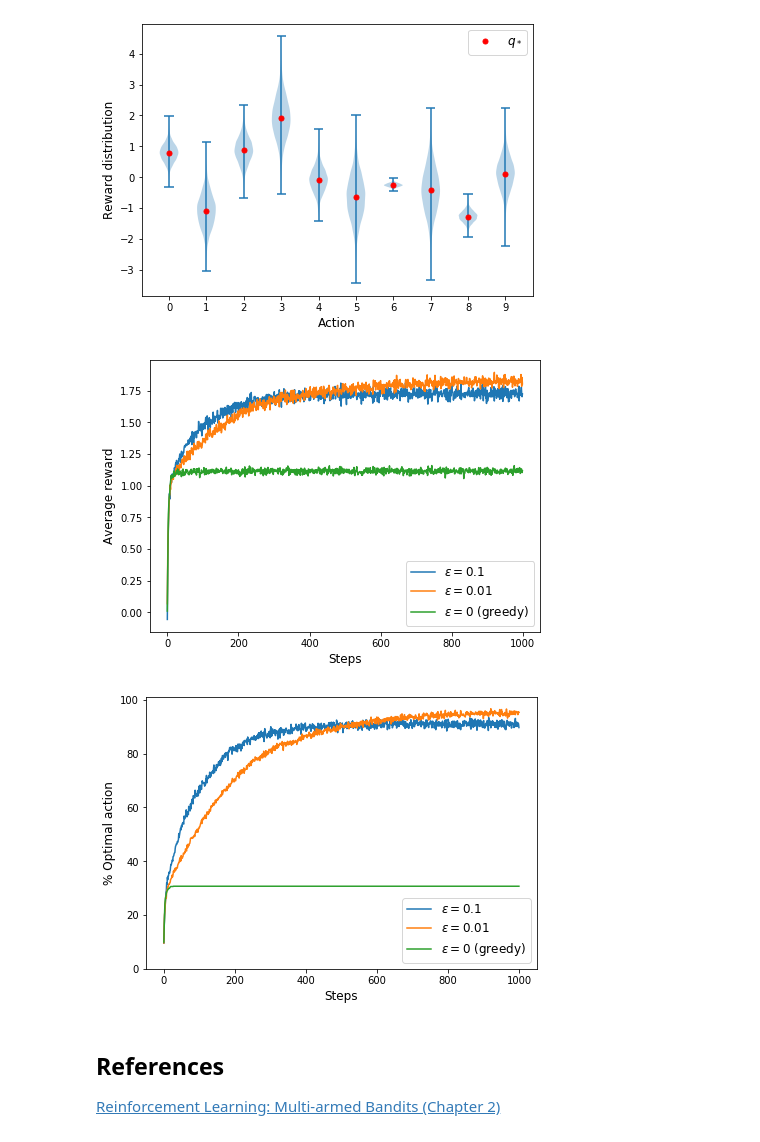
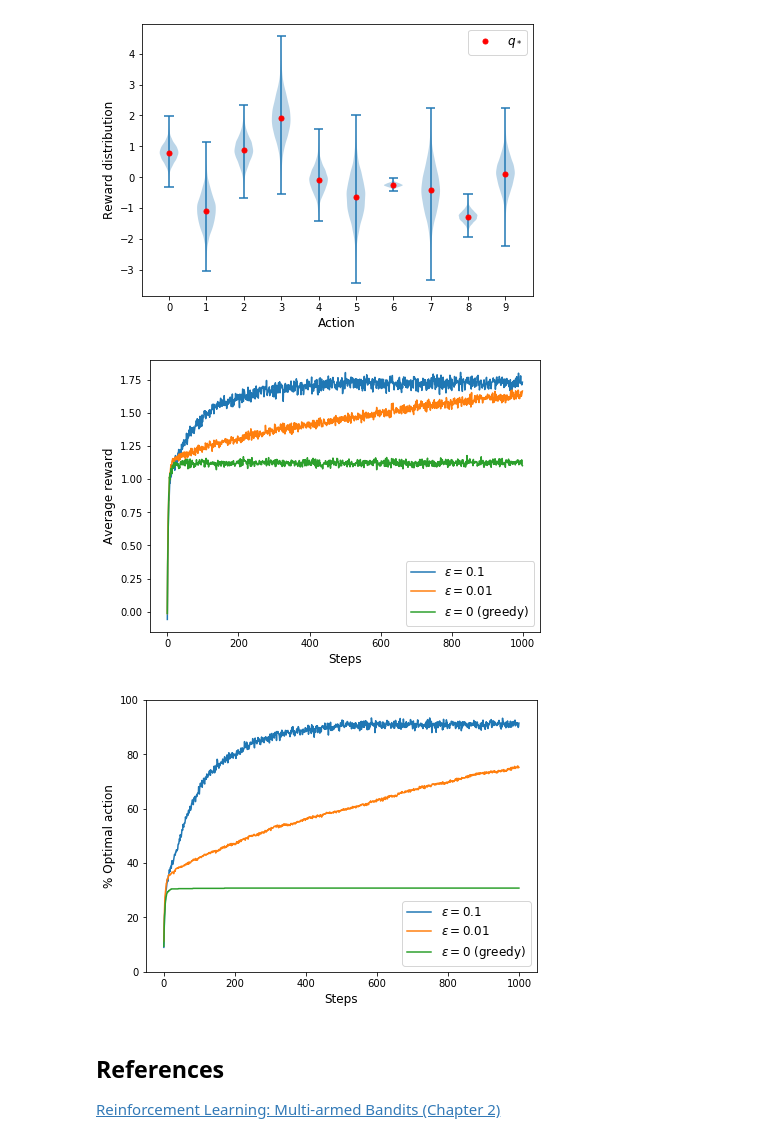
Before and after one commit to sgalella/kArmedBandit, a Jupyter notebook: notebooks/stationary.ipynb, the cells around one changed output. Cells and saved outputs as stored; diff of their text form; code cells hidden in the pictures.

Commit message:
Correct epsilon values
Epsilon values in runs differed from the plot legends.

```diff
--- a/notebooks/stationary.ipynb
+++ b/notebooks/stationary.ipynb
@@ -43,36 +43,36 @@ A2 = np.zeros((num_runs, num_steps))
 
 R3 = np.zeros((num_runs, num_steps))
 A3 = np.zeros((num_runs, num_steps))
 
 # Run bandits
 for run in tqdm(range(num_runs)):
     Q1, R1[run, :], A1[run, :] = run_bandit_stat(bandit, num_steps, epsilon=0.1)
-    Q2, R2[run, :], A2[run, :] = run_bandit_stat(bandit, num_steps, epsilon=0.05)
+    Q2, R2[run, :], A2[run, :] = run_bandit_stat(bandit, num_steps, epsilon=0.01)
     Q3, R3[run, :], A3[run, :] = run_bandit_stat(bandit, num_steps, epsilon=0)
 
 # Plot average reward
 plt.figure(figsize=(7, 5))
 plt.plot(np.mean(R1, axis=0))
 plt.plot(np.mean(R2, axis=0))
 plt.plot(np.mean(R3, axis=0))
 plt.xlabel("Steps", fontsize=12)
 plt.ylabel("Average reward", fontsize=12)
 plt.legend([r"$\epsilon = 0.1$", r"$\epsilon = 0.01$", r"$\epsilon = 0$ (greedy)"], fontsize=12)
 plt.show()
 
 # Plot % optimal action
 plt.figure(figsize=(7, 5))
 plt.plot(np.mean(A1, axis=0))
 plt.plot(np.mean(A2, axis=0))
 plt.plot(np.mean(A3, axis=0))
 plt.xlabel("Steps", fontsize=12)
 plt.ylabel("% Optimal action", fontsize=12)
 plt.yticks([0, 0.2, 0.4, 0.6, 0.8, 1], ["0", "20", "40", "60", "80", "100"])
 plt.legend([r"$\epsilon = 0.1$", r"$\epsilon = 0.01$", r"$\epsilon = 0$ (greedy)"], fontsize=12)
 plt.show()
 # %% [output]
-[figure, old version]
+[figure, new version]
-[figure, old version]
+[figure, new version]
 # %% [markdown]
 ## References
 [Reinforcement Learning: Multi-armed Bandits (Chapter 2)](https://mitpress.mit.edu/books/reinforcement-learning-second-edition)
```
Also changed, not shown: 2 other files.
